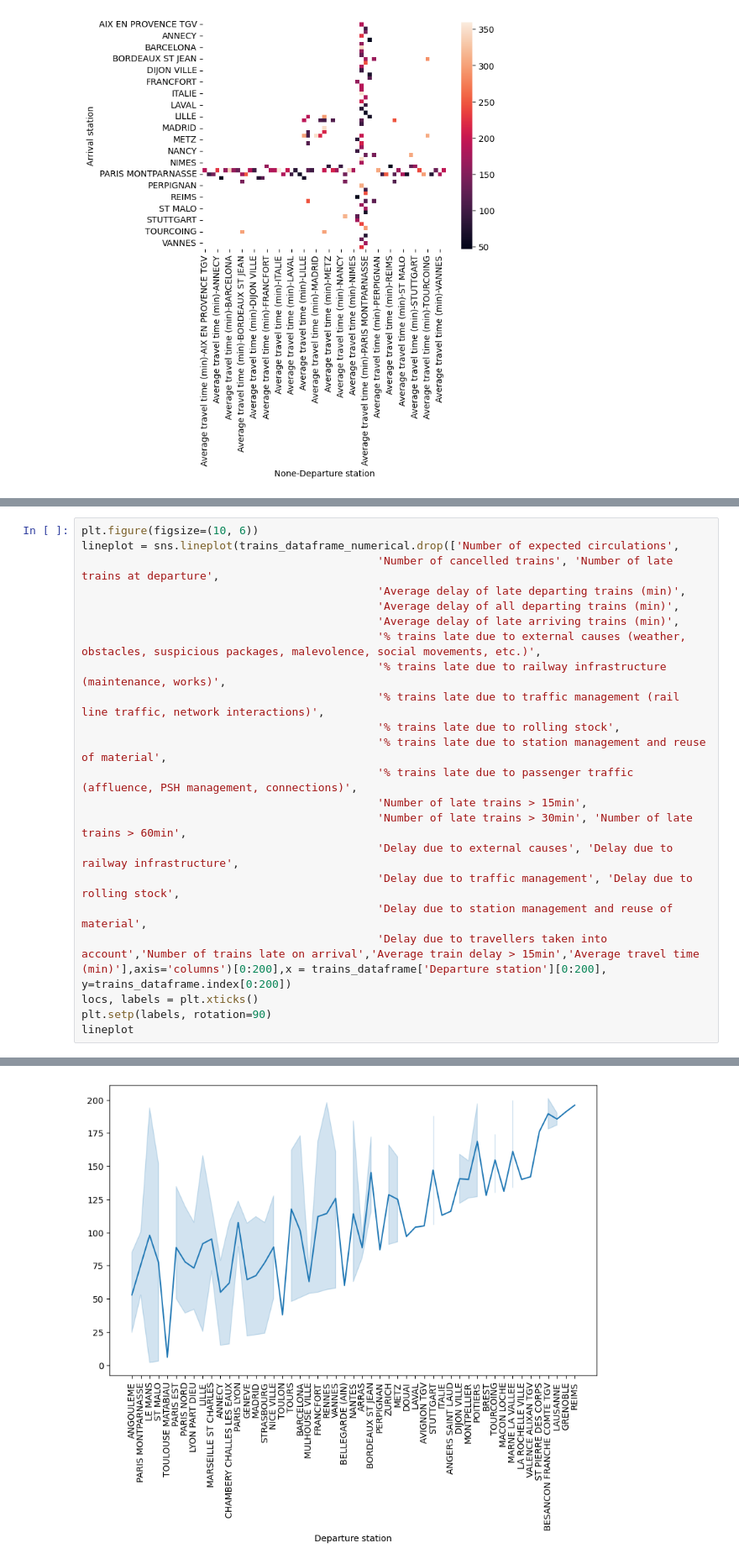
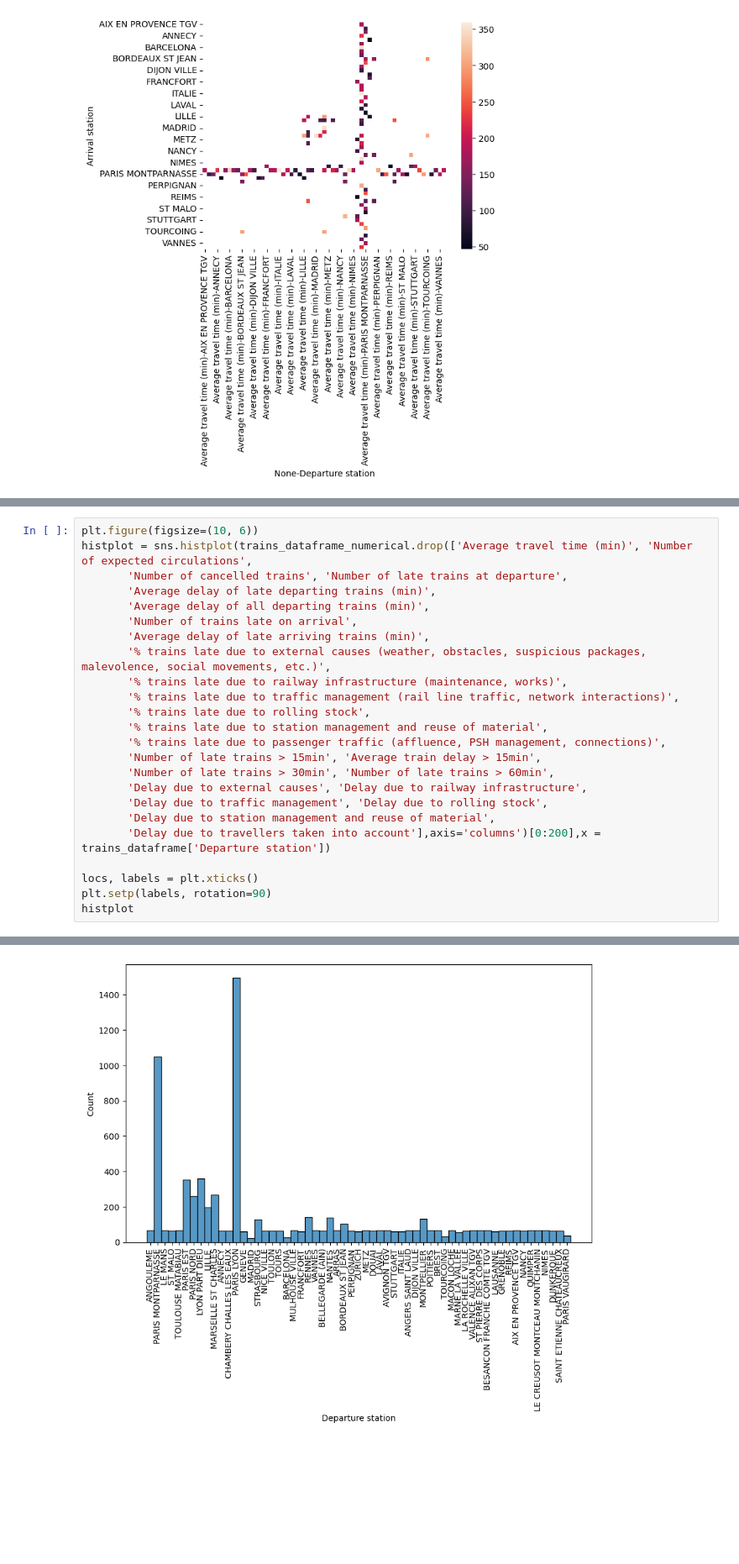
Before and after one commit to MINIAProgramStudio/Special_programming_sections, a Jupyter notebook: computer_science_work/main.ipynb, the cells around one changed output, grey strips where cells are left out. Shown: that part at 84% size. Drawn from its saved outputs; the diff is of its cells as text; blank space fills up the shorter version.

```diff
--- a/computer_science_work/main.ipynb
+++ b/computer_science_work/main.ipynb
@@ -152,23 +173,25 @@ sns.heatmap(heatmap_table)
 # %%
 plt.figure(figsize=(10, 6))
-lineplot = sns.lineplot(trains_dataframe_numerical.drop(['Number of expected circulations',
-                                             'Number of cancelled trains', 'Number of late trains at departure',
-                                             'Average delay of late departing trains (min)',
-                                             'Average delay of all departing trains (min)',
-                                             'Average delay of late arriving trains (min)',
-                                             '% trains late due to external causes (weather, obstacles, suspicious packages, malevolence, social movements, etc.)',
-                                             '% trains late due to railway infrastructure (maintenance, works)',
-                                             '% trains late due to traffic management (rail line traffic, network interactions)',
-                                             '% trains late due to rolling stock',
-                                             '% trains late due to station management and reuse of material',
-                                             '% trains late due to passenger traffic (affluence, PSH management, connections)',
-                                             'Number of late trains > 15min',
-                                             'Number of late trains > 30min', 'Number of late trains > 60min',
-                                             'Delay due to external causes', 'Delay due to railway infrastructure',
-                                             'Delay due to traffic management', 'Delay due to rolling stock',
-                                             'Delay due to station management and reuse of material',
-                                             'Delay due to travellers taken into account','Number of trains late on arrival','Average train delay > 15min','Average travel time (min)'],axis='columns')[0:200],x = trains_dataframe['Departure station'][0:200], y=trains_dataframe.index[0:200])
+histplot = sns.histplot(trains_dataframe_numerical.drop(['Average travel time (min)', 'Number of expected circulations',
+       'Number of cancelled trains', 'Number of late trains at departure',
+       'Average delay of late departing trains (min)',
+       'Average delay of all departing trains (min)',
+       'Number of trains late on arrival',
+       'Average delay of late arriving trains (min)',
+       '% trains late due to external causes (weather, obstacles, suspicious packages, malevolence, social movements, etc.)',
+       '% trains late due to railway infrastructure (maintenance, works)',
+       '% trains late due to traffic management (rail line traffic, network interactions)',
+       '% trains late due to rolling stock',
+       '% trains late due to station management and reuse of material',
+       '% trains late due to passenger traffic (affluence, PSH management, connections)',
+       'Number of late trains > 15min', 'Average train delay > 15min',
+       'Number of late trains > 30min', 'Number of late trains > 60min',
+       'Delay due to external causes', 'Delay due to railway infrastructure',
+       'Delay due to traffic management', 'Delay due to rolling stock',
+       'Delay due to station management and reuse of material',
+       'Delay due to travellers taken into account'],axis='columns')[0:200],x = trains_dataframe['Departure station'])
+
 locs, labels = plt.xticks()
 plt.setp(labels, rotation=90)
-lineplot
+histplot
 # %% [output]
@@ -176 +199 @@ lineplot
-[figure, old version]
+[figure, new version]
```
Also changed, not shown: parts of 5 cells of this notebook.
